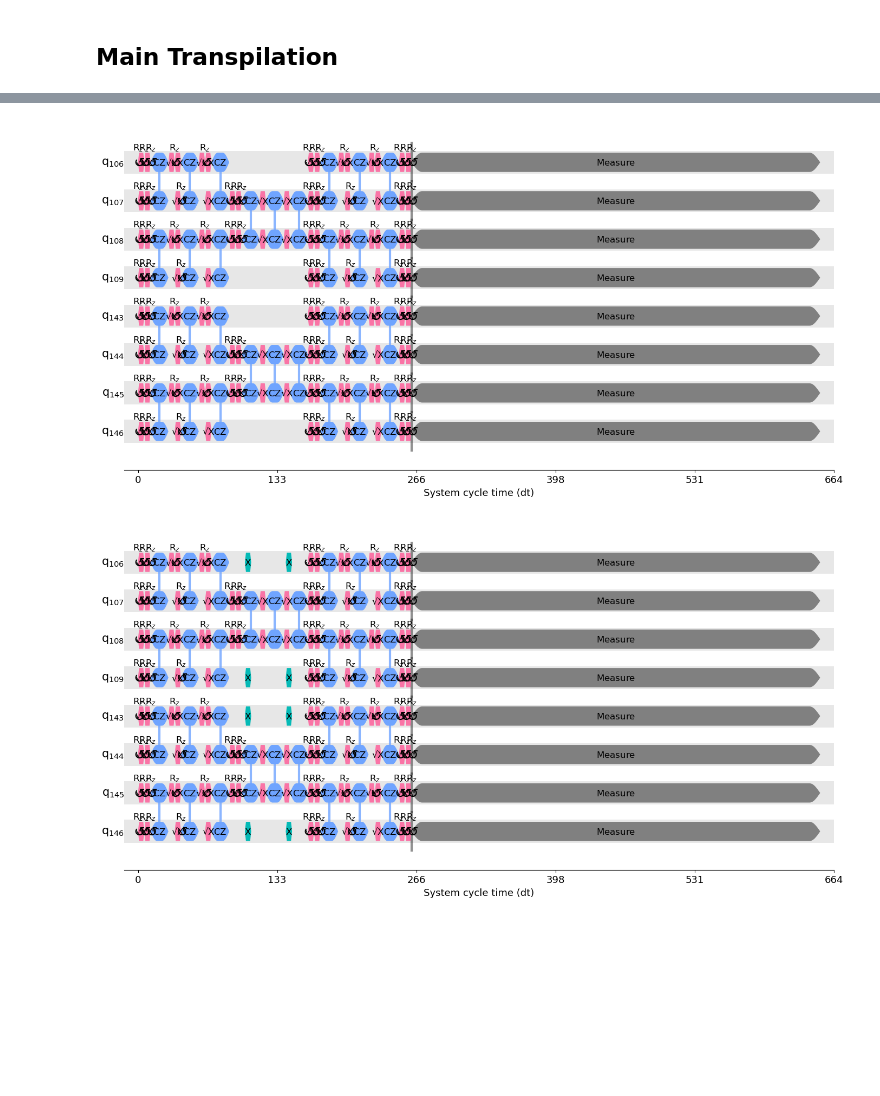
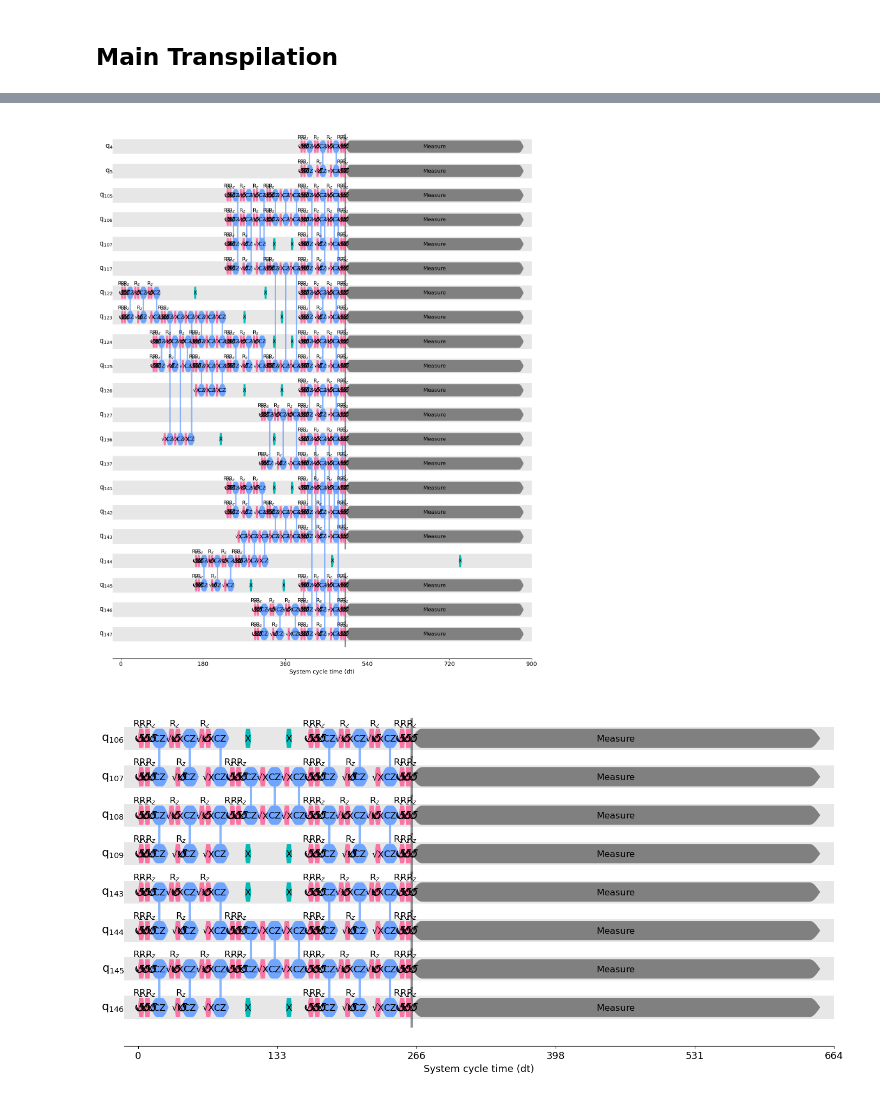
Before and after one commit to recursion2612/adaptive_error_mitigation, a Jupyter notebook: qamp-25/dd_extensive_benchmarking/extensive_benchmarking_QV.ipynb, the cells around one changed output, grey strips where cells are left out. Drawn from its saved outputs; the diff is of its cells as text; code cells hidden in the pictures; blank space fills up the shorter version.

```diff
--- a/qamp-25/dd_extensive_benchmarking/extensive_benchmarking_QV.ipynb
+++ b/qamp-25/dd_extensive_benchmarking/extensive_benchmarking_QV.ipynb
@@ -425,7 +425,7 @@ isa_circuits_dict[8]['alap'].draw("mpl",idle_wires=False, fold=-1)
 # %%
-timeline_drawer(isa_circuits_dict[8]['alap'], idle_wires=False, target=fez.target)
+timeline_drawer(isa_circuits_dict[20]['alap+dd+xx'], idle_wires=False, target=fez.target)
 # %% [output]
-[figure, old version]
+[figure, new version]
 # %%
 timeline_drawer(isa_circuits_dict[8]['alap+dd+xx'], idle_wires=False, target=fez.target)
 # %% [output]
```
Also changed, not shown: parts of 7 cells of this notebook, 13 other files.
